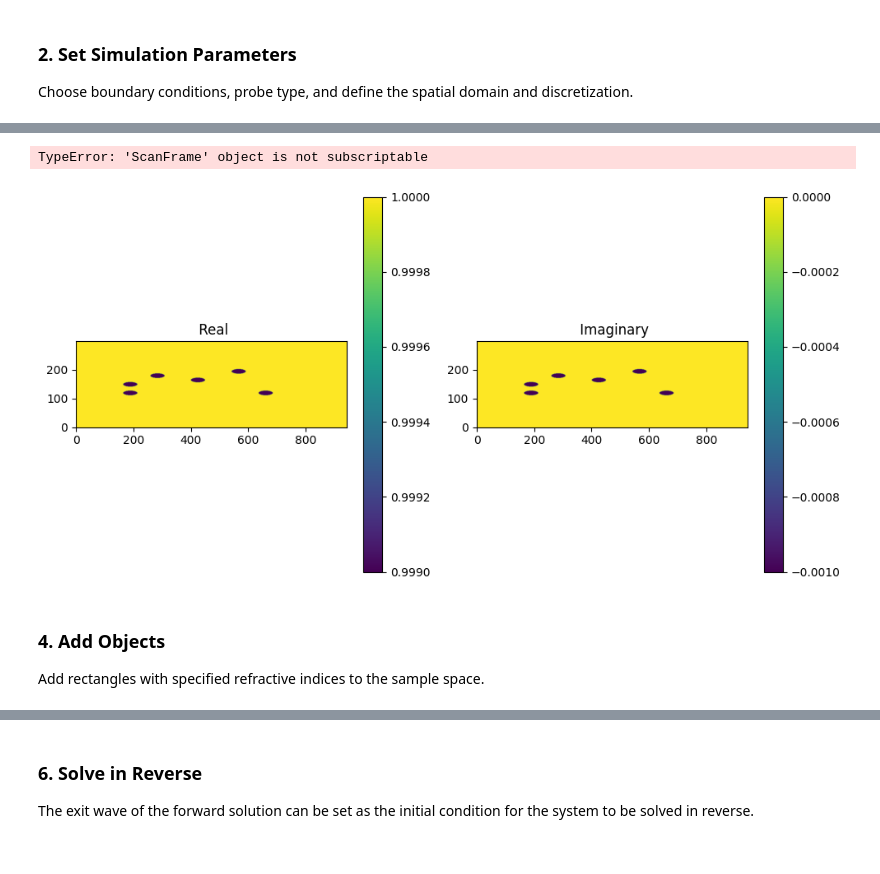
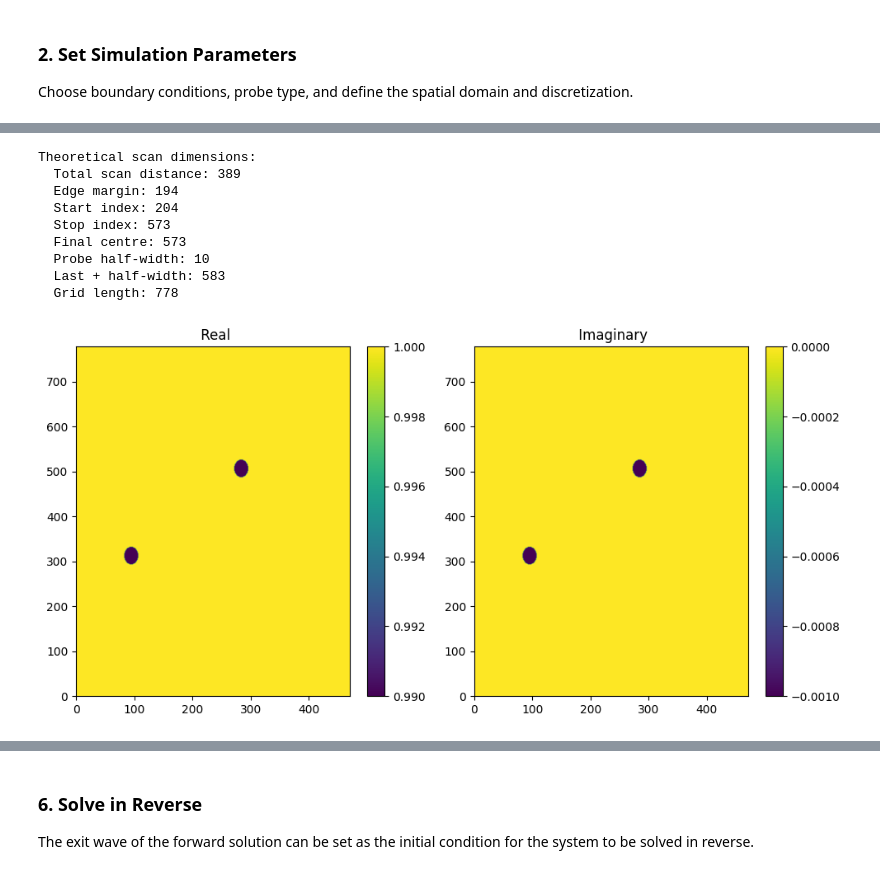
Before and after one commit to bryceshirley/thick_ptycho, a Jupyter notebook: notebooks/4_forward_model_2d.ipynb, the cells around one changed output, grey strips where cells are left out. Saved outputs shown, nothing was run; the diff lists cells and outputs as text; code cells hidden in the pictures.

```diff
--- a/notebooks/4_forward_model_2d.ipynb
+++ b/notebooks/4_forward_model_2d.ipynb
@@ -40,13 +42,24 @@ k0 = 2 * np.pi / wavelength  # wavenumber [1/m]
 
 # --- Refractive index parameters ---
 n_medium = 1.0               # background refractive index
-delta = 0.001
+delta = 0.01
 beta = 0.001
 refractive_index_perturbation = -delta - beta * 1j
 
+# --- Probe configuration ---
+probe_dimensions_discrete = [20]
+probe_diameter_scale = 0.05
+probe_focus = -1e-5                    # focal length [m]
+scan_points = 124
+step_size = 3                        # pixels between scans
+
+pad_factor = 2.0
+# Define margin portion (half of extra space)
+pad_margin = (pad_factor - 1) / 2.0
+
 # --- Simulation spatial dimensions (in meters) ---
-xlims = [0.0, 300e-6]
-zlims = [0.0, 300e-6]
+xlims = [0.0*pad_factor, 150e-6*pad_factor]   # meters (sample width)
+zlims = [0.0*pad_factor, 75e-6*pad_factor]   # meters (sample thickness)
 continuous_dimensions = (xlims, zlims)
 
 # --- Discretization parameters ---
@@ -54,16 +67,11 @@ z_range = zlims[1] - zlims[0]
 dz = wavelength / 2
 nz = int(z_range / dz)
 
-nx = 300
-discrete_dimensions = (nx, nz)
+# TODO: Make this padding apply to all dimensions
+probe_width = probe_dimensions_discrete[0]
+min_nx = (scan_points - 1) * step_size + probe_width
+discrete_dimensions = (int(min_nx * pad_factor), nz)
 
-# --- Probe configuration ---
-probe_dimensions = (64,)
-probe_diameter = int(0.4 * min(probe_dimensions))
-probe_focus = -1e-5                     # focal length [m]
-probe_angles = (0.0,)                # single on-axis probe
-scan_points = 3
-step_size = 20.0                        # pixels between scans
 
 # --- Enumerated configuration types ---
 bc_type = BoundaryType.IMPEDANCE
@@ -73,15 +81,14 @@ probe_type = ProbeType.AIRY_DISK
 config = SimulationConfig(
     continuous_dimensions=continuous_dimensions,
     discrete_dimensions=discrete_dimensions,
-    probe_dimensions=probe_dimensions,
+    probe_dimensions=probe_dimensions_discrete,
     scan_points=scan_points,
     step_size=step_size,
     bc_type=bc_type,
     probe_type=probe_type,
     wave_number=k0,
-    probe_diameter=probe_diameter,
+    probe_diameter_scale=probe_diameter_scale,
     probe_focus=probe_focus,
-    probe_angles=probe_angles,
     tomographic_projection_90_degree=False,
     thin_sample=False,
     n_medium=n_medium,
@@ -96,24 +103,26 @@ simulation_space.summarize()
 # --- Create a Simultated Ptycho Object ---
 ptycho_object = create_ptycho_object(simulation_space)
 
+
+# TODO: Make objects move to the centre with padding or define them in min_nx
 # Add 6 spheres of varying positions
 gaussian_blur = 0.5
 common_side_length = 0.05 # Portion of x-length
 common_depth = 0.05  # Portion of z-length
 
 # Add 6 spheres of varying positions
-ptycho_object.add_object('circle', refractive_index_perturbation, side_length=common_side_length,
-                        centre=(0.5, 0.2), depth=common_depth, gaussian_blur=gaussian_blur)
+# ptycho_object.add_object('circle', refractive_index_perturbation, side_length=common_side_length,
+#                         centre=(0.5, 0.2), depth=common_depth, gaussian_blur=gaussian_blur)
 ptycho_object.add_object('circle', refractive_index_perturbation, side_length=common_side_length,
                         centre=(0.4, 0.2), depth=common_depth, gaussian_blur=gaussian_blur)
 ptycho_object.add_object('circle', refractive_index_perturbation, side_length=common_side_length,
                         centre=(0.65, 0.6), depth=common_depth, gaussian_blur=gaussian_blur)
-ptycho_object.add_object('circle', refractive_index_perturbation, side_length=common_side_length,
-                        centre=(0.4, 0.7), depth=common_depth, gaussian_blur=gaussian_blur)
-ptycho_object.add_object('circle', refractive_index_perturbation, side_length=common_side_length,
-                        centre=(0.55, 0.45), depth=common_depth, gaussian_blur=gaussian_blur)
-ptycho_object.add_object('circle', refractive_index_perturbation, side_length=common_side_length,
-                        centre=(0.6, 0.3), depth=common_depth, gaussian_blur=gaussian_blur)
+# ptycho_object.add_object('circle', refractive_index_perturbation, side_length=common_side_length,
+#                         centre=(0.4, 0.7), depth=common_depth, gaussian_blur=gaussian_blur)
+# ptycho_object.add_object('circle', refractive_index_perturbation, side_length=common_side_length,
+#                         centre=(0.55, 0.45), depth=common_depth, gaussian_blur=gaussian_blur)
+# ptycho_object.add_object('circle', refractive_index_perturbation, side_length=common_side_length,
+#                         centre=(0.6, 0.3), depth=common_depth, gaussian_blur=gaussian_blur)
 ptycho_object.build_field()
 
 simulation_space.viewer.plot_two_panels(ptycho_object.n_true,view="real_imag")
@@ -133,6 +142,10 @@ ptycho_probes = create_ptycho_probes(simulation_space)
-TypeError: 'ScanFrame' object is not subscriptable
+Theoretical scan dimensions:
+  Total scan distance: 389
+  Edge margin: 194
+  Start index: 204
+  Stop index: 573
+  Final centre: 573
+  Probe half-width: 10
+  Last + half-width: 583
+  Grid length: 778
-[figure, old version]
+[figure, new version]
-# %% [markdown]
-### 4. Add Objects
-
-Add rectangles with specified refractive indices to the sample space.
```
Also changed, not shown: parts of 14 cells of this notebook, 19 other files.
